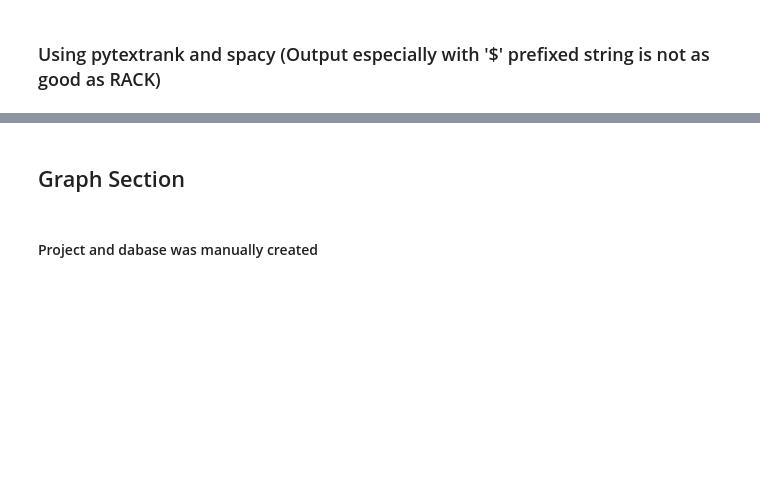
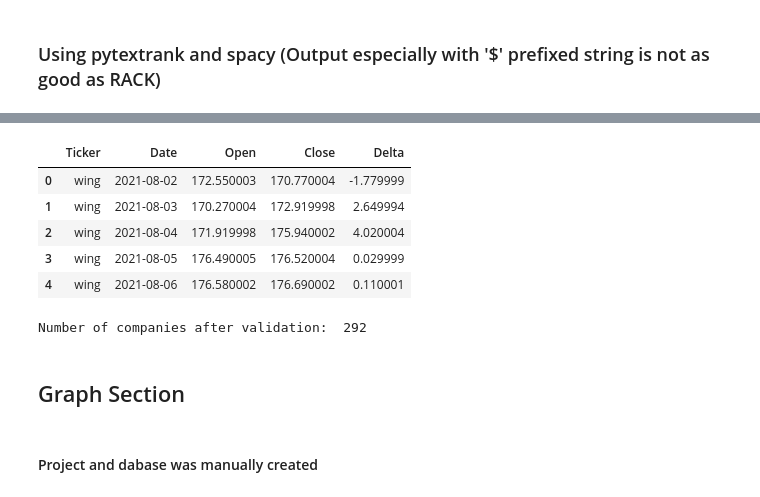
Before and after one commit to mustafaburny/dse203_final_project, a Jupyter notebook: notebooks/Amit_Project_Bulk.ipynb, the cells around one changed output, grey strips where cells are left out. Cells and saved outputs as stored; diff of their text form; code cells hidden in the pictures; blank space fills up the shorter version.

```diff
--- a/notebooks/Amit_Project_Bulk.ipynb
+++ b/notebooks/Amit_Project_Bulk.ipynb
@@ -160,7 +163,7 @@ r = Rake(
 )
 # %%
 posts = df_m.p_title.unique()
-titles = df_m.c_body.unique()
-print('Length of unique posts: ',len(posts))
-print('Length of unique titles: ',len(title))
+titles = df_m.c_body.values
+print('Number of unique posts: ',len(posts))
+print('Number of unique titles: ',len(titles))
 # %% [output]
@@ -188,8 +191,9 @@ body_ent=[]
 for i in range(len(titles)):
     keywords = r.apply(titles[i])
     if len(keywords) > 0:
-        result = re.search("\$(\w+)", keywords[0][0])
-        if result:
-            body_ent.append(result.group(1))
+        for i in range(len(keywords)):
+            result = re.search("\$(\w+)", keywords[i][0])
+            if result and result.group(1).isalpha():
+                body_ent.append(result.group(1))
 print('Number of keywords extracted:', len(body_ent))
 # %% [output]
@@ -208,0 +203,5 @@ Number of companies mentioned 124
+# %%
+body_ent=set(body_ent)
+m_com = list(body_ent)
+print('Number of companies mentioned',len(body_ent))
+print('Sample of companies stock symbol extracted', m_com[100:150])
@@ -233,0 +238,13 @@ Number of companies mentioned 124
+# %%
+%%time
+import yfinance as yf
+comp_prices = pd.DataFrame()
+for comp in m_com:
+    tick = yf.Ticker(comp)
+    if tick:
+        dat = tick.history(start='2021-08-01', end='2021-08-31')
+        dat['Delta'] = dat['Close']-dat['Open']
+        dat['Ticker'] = comp
+        comp_prices = comp_prices.append(dat)
+comp_prices = comp_prices.reset_index(drop=False)
+df_prices=comp_prices[['Ticker','Date','Open','Close','Delta']]
@@ -234,3 +269,17 @@ Number of companies mentioned 124
+# %%
+df_prices.head()
+# %% [output]
+|  | Ticker | Date | Open | Close | Delta |
+| 0 | wing | 2021-08-02 | 172.550003 | 170.770004 | -1.779999 |
+| 1 | wing | 2021-08-03 | 170.270004 | 172.919998 | 2.649994 |
+| 2 | wing | 2021-08-04 | 171.919998 | 175.940002 | 4.020004 |
+| 3 | wing | 2021-08-05 | 176.490005 | 176.520004 | 0.029999 |
+| 4 | wing | 2021-08-06 | 176.580002 | 176.690002 | 0.110001 |
+# %%
+print('Number of companies after validation: ', len(df_prices.Ticker.unique()))
+comps=df_prices.Ticker.unique()
+# %% [output]
+Number of companies after validation:  292
 # %% [markdown]
 ## Graph Section
 # %% [markdown]
```
Also changed, not shown: parts of 22 cells of this notebook.
